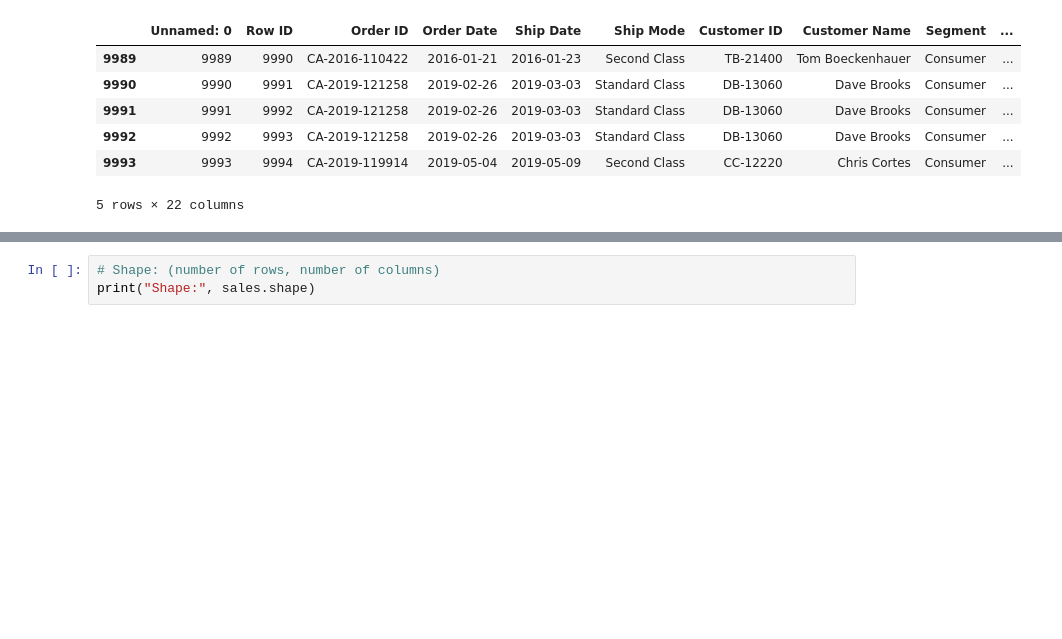
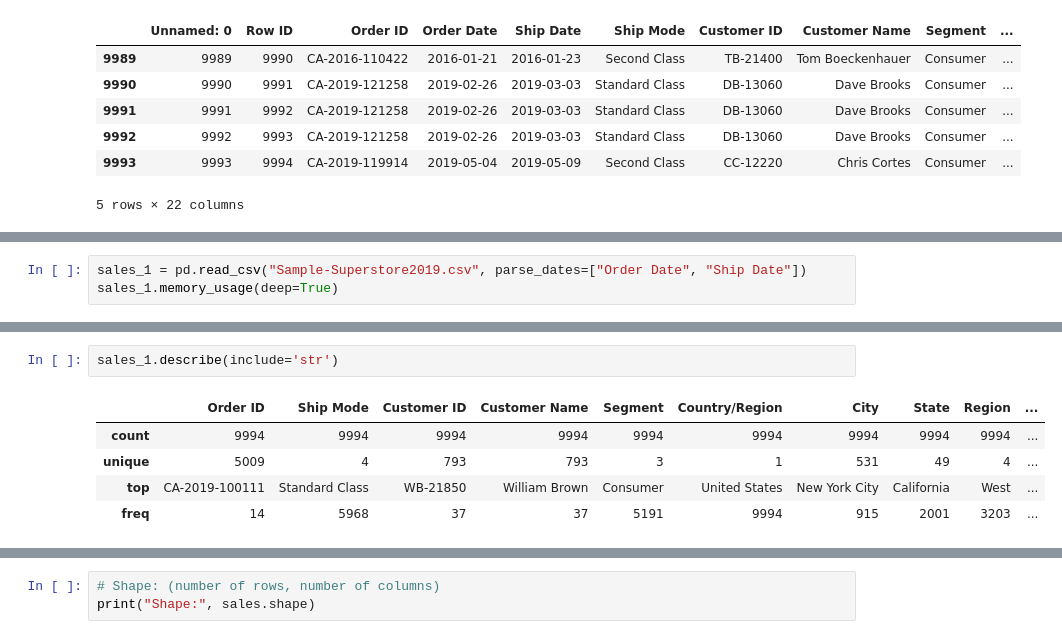
Before and after one commit to wmouhammed2016/data_exploring_cleaning, a Jupyter notebook: exploring_cleaning_data_empty.ipynb, the cells around one changed output, grey strips where cells are left out. Cells and saved outputs as stored; diff of their text form; blank space fills up the shorter version.

```diff
--- a/exploring_cleaning_data_empty.ipynb
+++ b/exploring_cleaning_data_empty.ipynb
@@ -79,0 +113,3 @@ sales.tail()
+# %%
+sales_1 = pd.read_csv("Sample-Superstore2019.csv", parse_dates=["Order Date", "Ship Date"])
+sales_1.memory_usage(deep=True)
@@ -79,0 +167,8 @@ sales.tail()
+# %%
+sales_1.describe(include='str')
+# %% [output]
+|  | Order ID | Ship Mode | Customer ID | Customer Name | Segment | Country/Region | City | State | Region | ... |
+| count | 9994 | 9994 | 9994 | 9994 | 9994 | 9994 | 9994 | 9994 | 9994 | ... |
+| unique | 5009 | 4 | 793 | 793 | 3 | 1 | 531 | 49 | 4 | ... |
+| top | CA-2019-100111 | Standard Class | WB-21850 | William Brown | Consumer | United States | New York City | California | West | ... |
+| freq | 14 | 5968 | 37 | 37 | 5191 | 9994 | 915 | 2001 | 3203 | ... |
```
Also changed, not shown: parts of 22 cells of this notebook, 1 other file.
